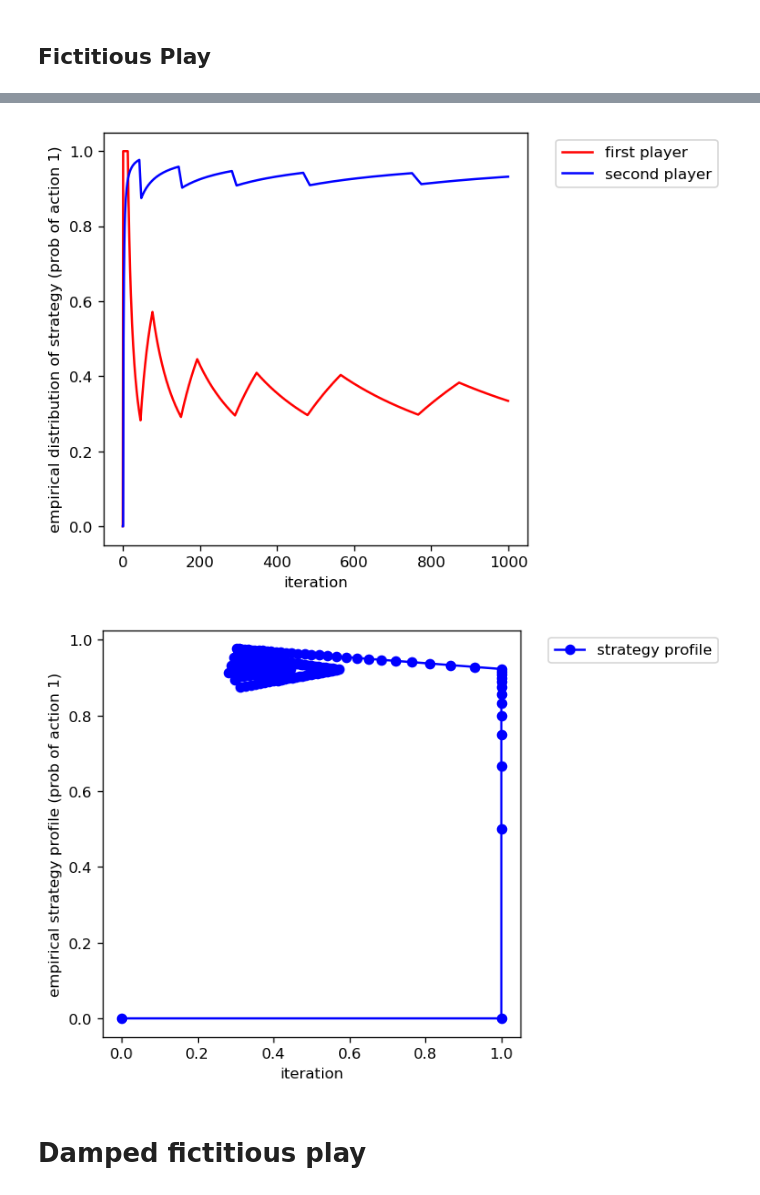
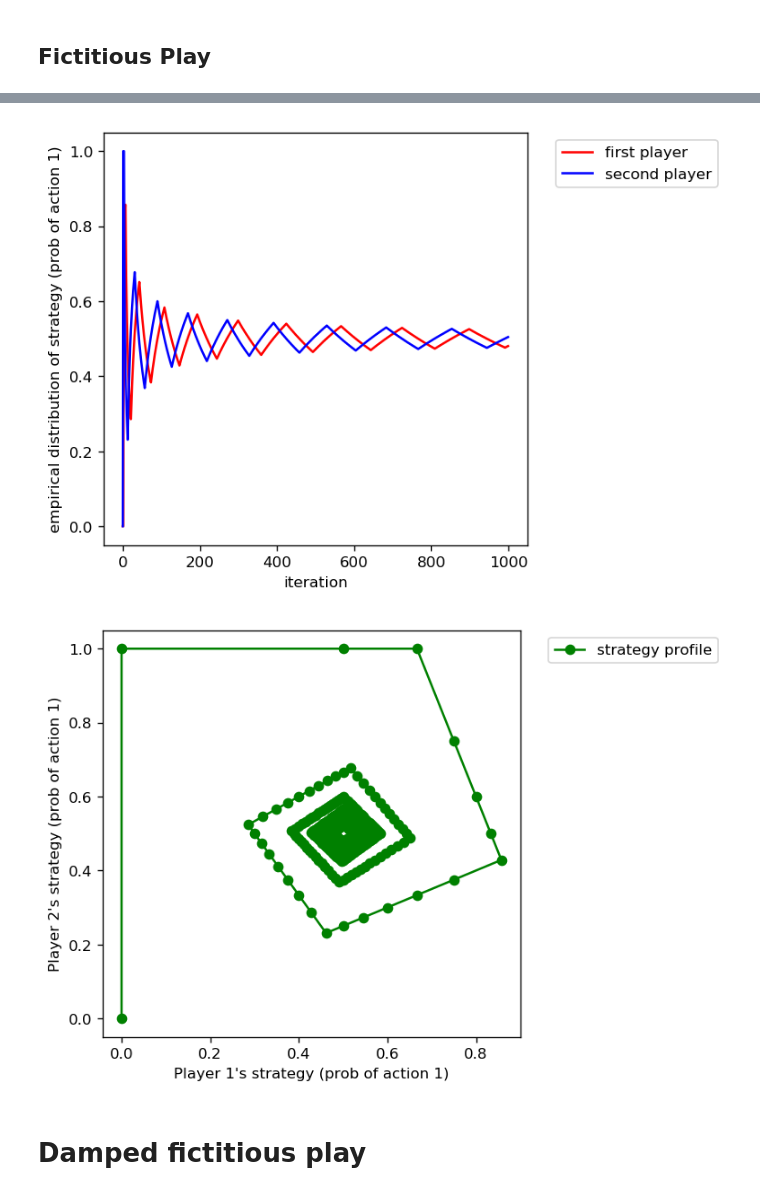
Before and after one commit to iyerkri/demos, a Jupyter notebook: jupyter-notebooks/learning-dynamics.ipynb, the cells around one changed output, grey strips where cells are left out. Saved outputs shown, nothing was run; the diff lists cells and outputs as text; code cells hidden in the pictures.

```diff
--- a/jupyter-notebooks/learning-dynamics.ipynb
+++ b/jupyter-notebooks/learning-dynamics.ipynb
@@ -29,7 +29,7 @@ payoff_matrix[2:,:] = [[-1, 1],
 #payoff_matrix[2:,:] = [ [-1, 0], [-10, -5]]
 
 # random game (with positive payoffs in [0,1])
-payoff_matrix = numpy.random.rand(4,2)
+# payoff_matrix = numpy.random.rand(4,2)
 # %% [markdown]
 ## Best response dynamics
 
@@ -233,16 +233,16 @@ plt.xlabel("iteration")
 plt.ylabel("empirical distribution of strategy (prob of action 1)")
 plt.show()
 # %% [output]
-[figure, old version]
+[figure, new version]
 # %%
 plt.figure(figsize=(5, 5), dpi= 120, facecolor='w', edgecolor='k')
-plt.plot(empirical[:,0],empirical[:,1],'bo-',label="strategy profile")
+plt.plot(empirical[:,0],empirical[:,1],'go-',label="strategy profile")
 plt.legend(bbox_to_anchor=(1.05,1),loc="upper left")
-plt.xlabel("iteration")
-plt.ylabel("empirical strategy profile (prob of action 1)")
+plt.xlabel("Player 1's strategy (prob of action 1)")
+plt.ylabel("Player 2's strategy (prob of action 1)")
 plt.show()
 # %% [output]
-[figure, old version]
+[figure, new version]
 # %% [markdown]
 # Damped fictitious play
 # %%
```
Also changed, not shown: parts of 8 cells of this notebook.
